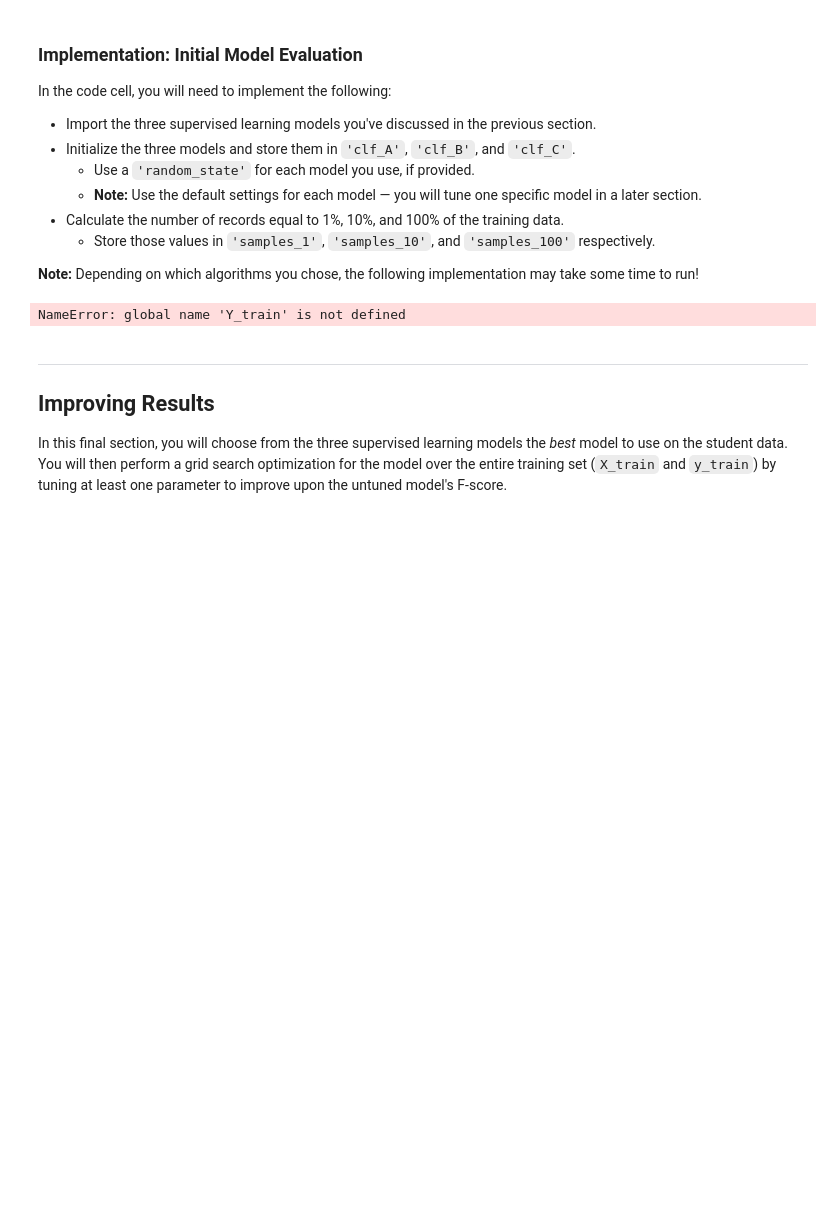
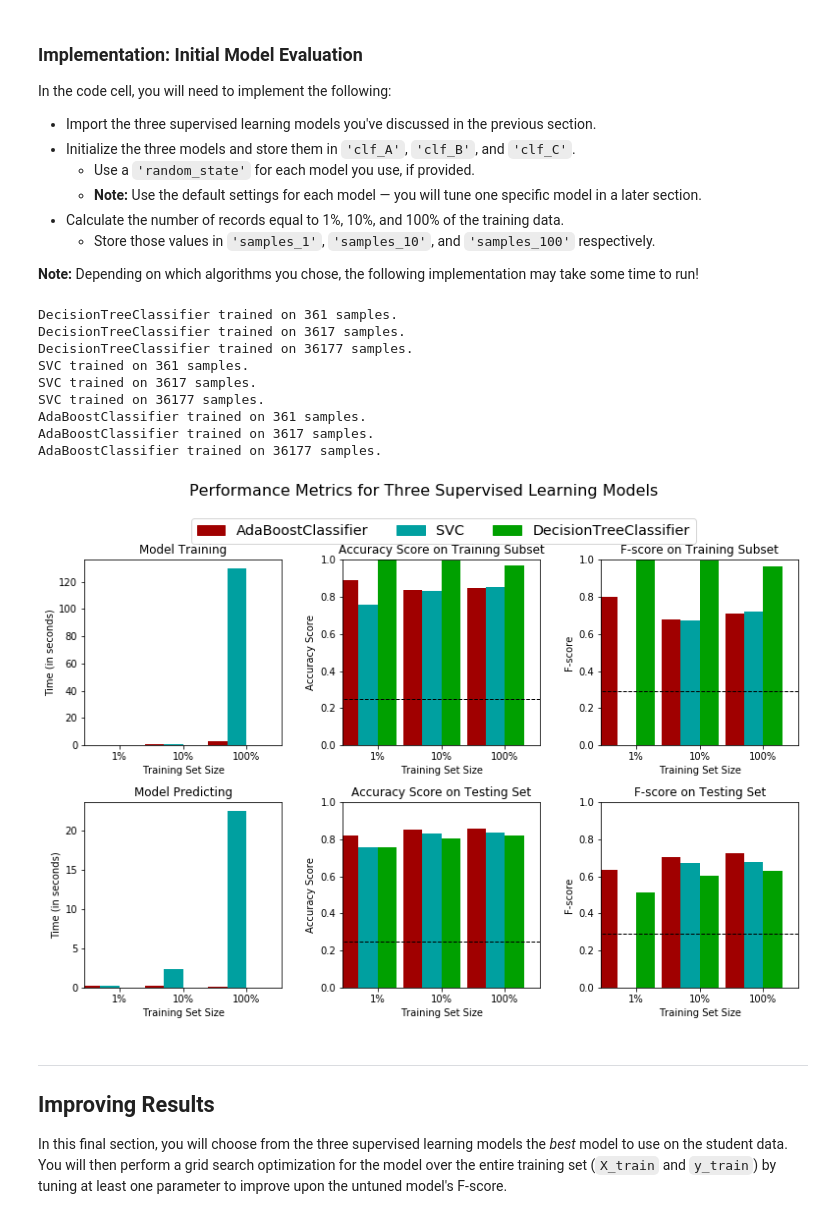
Before and after one commit to RobRoseKnows/machine-learning, a Jupyter notebook: finding_donors/finding_donors.ipynb, the cells around one changed output. Cells and saved outputs as stored; diff of their text form; code cells hidden in the pictures; blank space fills up the shorter version.

```diff
--- a/finding_donors/finding_donors.ipynb
+++ b/finding_donors/finding_donors.ipynb
@@ -380,7 +380,7 @@ def train_predict(learner, sample_size, X_train, y_train, X_test, y_test):
     results = {}
 
     start = time() # Get start time
-    learner = learner.fit(X_train[:sample_size], Y_train[:sample_size])
+    learner = learner.fit(X_train[:sample_size], y_train[:sample_size])
     end = time() # Get end time
 
     results['train_time'] = end - start
@@ -425,35 +425,45 @@ In the code cell, you will need to implement the following:
 # %%
 # TODO: Import the three supervised learning models from sklearn
 from sklearn import tree
 from sklearn import svm
+from sklearn import ensemble
 
 
 # TODO: Initialize the three models
 # Decision Trees
 clf_A = tree.DecisionTreeClassifier(random_state=1337)
 # SVMs
 clf_B = svm.SVC(random_state=1337)
 # Ensemble Learning
-clf_C = None
+clf_C = ensemble.AdaBoostClassifier(random_state=1337)
 
 # I imported __future__ division earlier so I need to use integer division here.
 samples_100 = len(y_train)
 samples_10 = samples_100 // 10
 samples_1 = samples_100 // 100
 
 # Collect results on the learners
 results = {}
 for clf in [clf_A, clf_B, clf_C]:
     clf_name = clf.__class__.__name__
     results[clf_name] = {}
     for i, samples in enumerate([samples_1, samples_10, samples_100]):
         results[clf_name][i] = \
         train_predict(clf, samples, X_train, y_train, X_test, y_test)
 
 # Run metrics visualization for the three supervised learning models chosen
 vs.evaluate(results, accuracy, fscore)
 # %% [output]
-NameError: global name 'Y_train' is not defined
+DecisionTreeClassifier trained on 361 samples.
+DecisionTreeClassifier trained on 3617 samples.
+DecisionTreeClassifier trained on 36177 samples.
+SVC trained on 361 samples.
+SVC trained on 3617 samples.
+SVC trained on 36177 samples.
+AdaBoostClassifier trained on 361 samples.
+AdaBoostClassifier trained on 3617 samples.
+AdaBoostClassifier trained on 36177 samples.
+[figure, added]
 # %% [markdown]
 ----
 ## Improving Results
```
Also changed, not shown: parts of 5 cells of this notebook.
